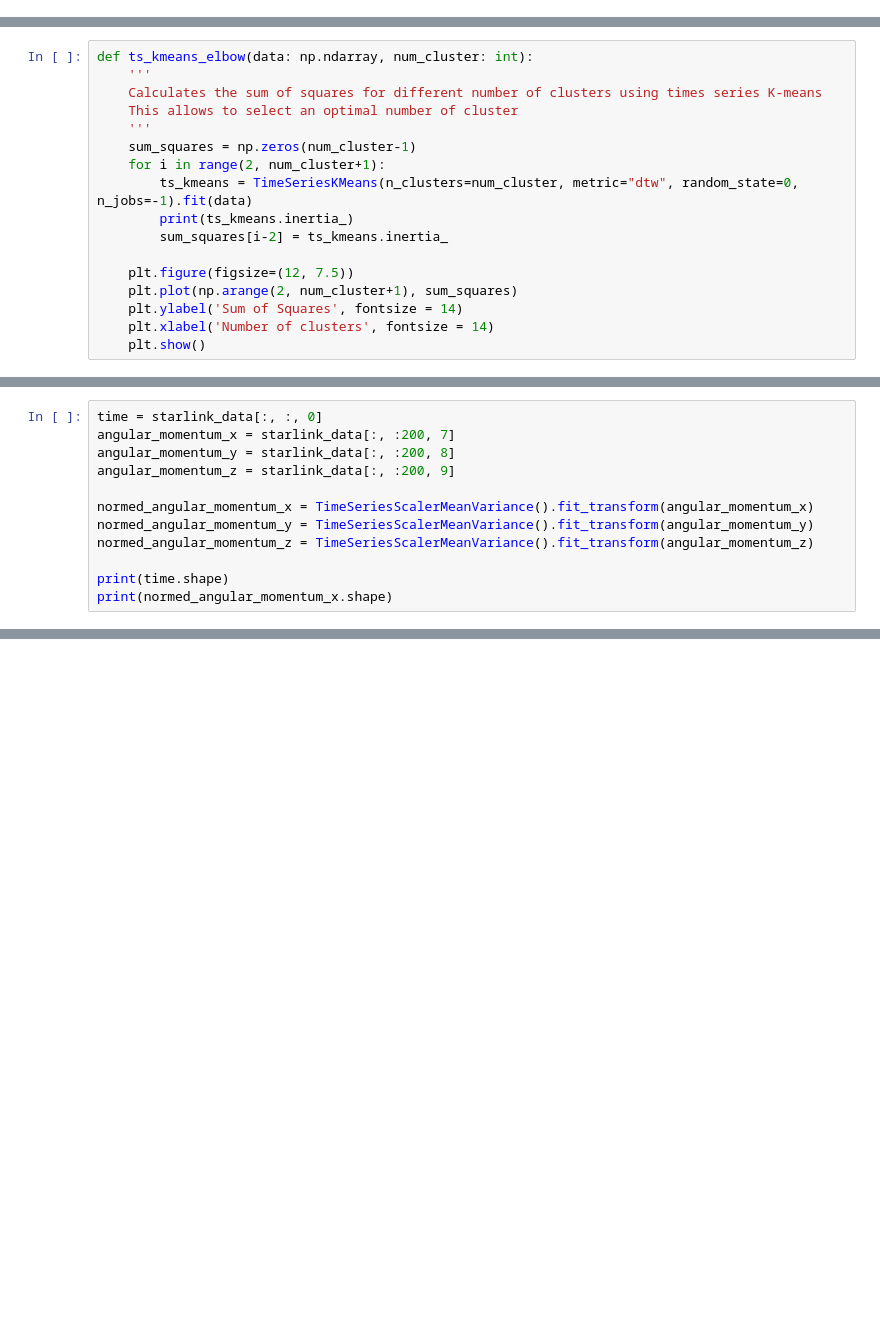
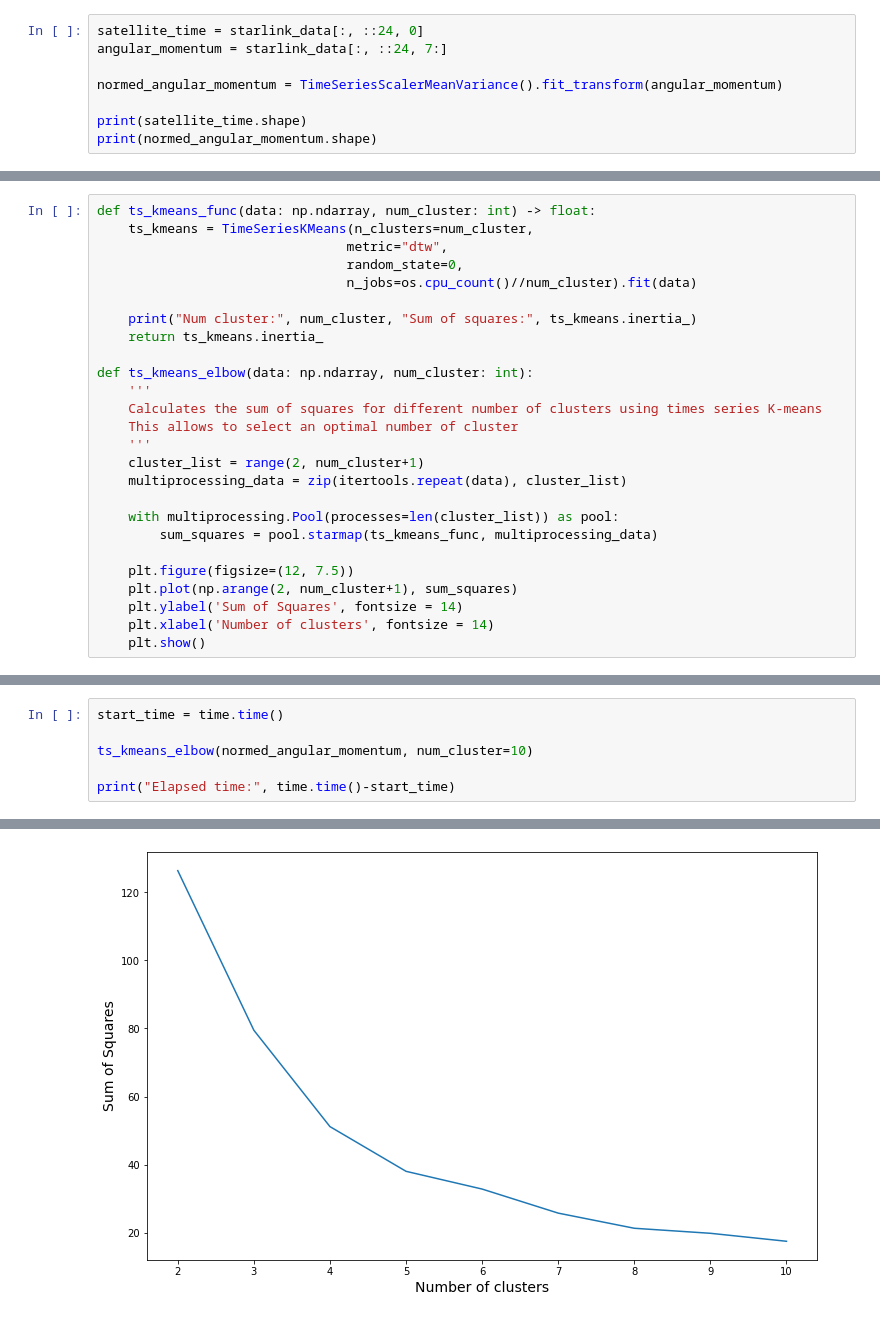
Before and after one commit to tphanmt/StarlinkML, a Jupyter notebook: ts_cluster.ipynb, the cells around one changed output, grey strips where cells are left out. Cells and saved outputs as stored; diff of their text form; blank space fills up the shorter version.

Commit message:
Run time series clustering and add animated plot.

```diff
--- a/ts_cluster.ipynb
+++ b/ts_cluster.ipynb
@@ -11,0 +21,8 @@ print(starlink_data.shape)
+# %%
+satellite_time = starlink_data[:, ::24, 0]
+angular_momentum = starlink_data[:, ::24, 7:]
+
+normed_angular_momentum = TimeSeriesScalerMeanVariance().fit_transform(angular_momentum)
+
+print(satellite_time.shape)
+print(normed_angular_momentum.shape)
@@ -12,14 +32,23 @@ print(starlink_data.shape)
 # %%
+def ts_kmeans_func(data: np.ndarray, num_cluster: int) -> float:
+    ts_kmeans = TimeSeriesKMeans(n_clusters=num_cluster,
+                                metric="dtw",
+                                random_state=0,
+                                n_jobs=os.cpu_count()//num_cluster).fit(data)
+
+    print("Num cluster:", num_cluster, "Sum of squares:", ts_kmeans.inertia_)
+    return ts_kmeans.inertia_
+
 def ts_kmeans_elbow(data: np.ndarray, num_cluster: int):
     '''
     Calculates the sum of squares for different number of clusters using times series K-means
     This allows to select an optimal number of cluster
     '''
-    sum_squares = np.zeros(num_cluster-1)
-    for i in range(2, num_cluster+1):
-        ts_kmeans = TimeSeriesKMeans(n_clusters=num_cluster, metric="dtw", random_state=0, n_jobs=-1).fit(data)
-        print(ts_kmeans.inertia_)
-        sum_squares[i-2] = ts_kmeans.inertia_
+    cluster_list = range(2, num_cluster+1)
+    multiprocessing_data = zip(itertools.repeat(data), cluster_list)
+
+    with multiprocessing.Pool(processes=len(cluster_list)) as pool:
+        sum_squares = pool.starmap(ts_kmeans_func, multiprocessing_data)
 
     plt.figure(figsize=(12, 7.5))
     plt.plot(np.arange(2, num_cluster+1), sum_squares)
@@ -58,12 +58,7 @@ def ts_kmeans_elbow(data: np.ndarray, num_cluster: int):
-# %%
-time = starlink_data[:, :, 0]
-angular_momentum_x = starlink_data[:, :200, 7]
-angular_momentum_y = starlink_data[:, :200, 8]
-angular_momentum_z = starlink_data[:, :200, 9]
-
-normed_angular_momentum_x = TimeSeriesScalerMeanVariance().fit_transform(angular_momentum_x)
-normed_angular_momentum_y = TimeSeriesScalerMeanVariance().fit_transform(angular_momentum_y)
-normed_angular_momentum_z = TimeSeriesScalerMeanVariance().fit_transform(angular_momentum_z)
-
-print(time.shape)
-print(normed_angular_momentum_x.shape)
+# %%
+start_time = time.time()
+
+ts_kmeans_elbow(normed_angular_momentum, num_cluster=10)
+
+print("Elapsed time:", time.time()-start_time)
+# %% [output]
@@ -69,0 +74 @@ print(normed_angular_momentum_x.shape)
+[figure, added]
```
Also changed, not shown: parts of 9 cells of this notebook, 1 other file.
